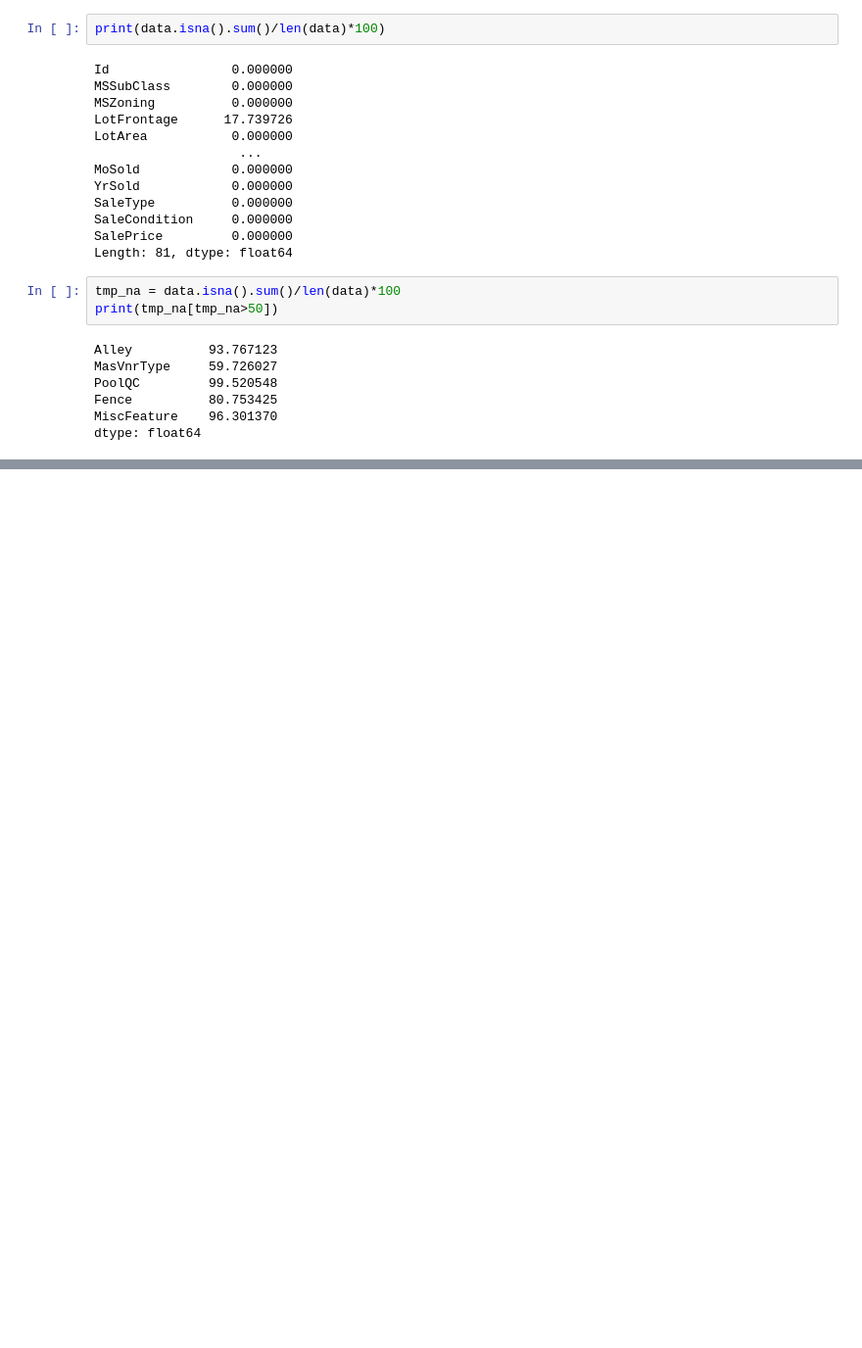
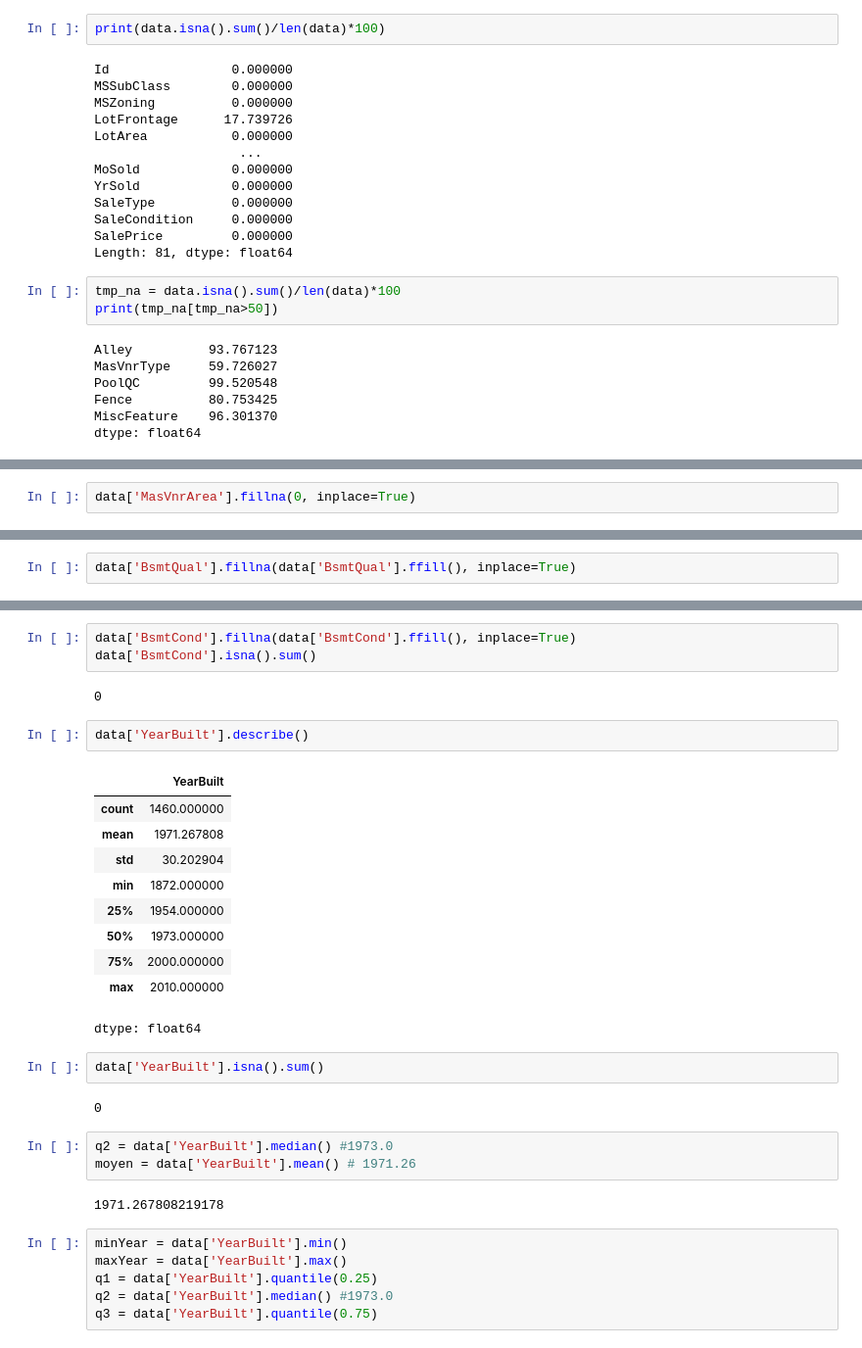
Before and after one commit to amiraydin/Paris8M2, a Jupyter notebook: HousePriceExo.ipynb, the cells around one changed output, grey strips where cells are left out. Shown at 98% size. Cells and saved outputs as stored; diff of their text form; blank space fills up the shorter version.

```diff
--- a/HousePriceExo.ipynb
+++ b/HousePriceExo.ipynb
@@ -110,0 +200,2 @@ dtype: float64
+# %%
+data['MasVnrArea'].fillna(0, inplace=True)
@@ -110,0 +228,2 @@ dtype: float64
+# %%
+data['BsmtQual'].fillna(data['BsmtQual'].ffill(), inplace=True)
@@ -110,0 +251,33 @@ dtype: float64
+# %%
+data['BsmtCond'].fillna(data['BsmtCond'].ffill(), inplace=True)
+data['BsmtCond'].isna().sum()
+# %% [output]
+0
+# %%
+data['YearBuilt'].describe()
+# %% [output]
+|  | YearBuilt |
+| count | 1460.000000 |
+| mean | 1971.267808 |
+| std | 30.202904 |
+| min | 1872.000000 |
+| 25% | 1954.000000 |
+| 50% | 1973.000000 |
+| 75% | 2000.000000 |
+| max | 2010.000000 |
+dtype: float64
+# %%
+data['YearBuilt'].isna().sum()
+# %% [output]
+0
+# %%
+q2 = data['YearBuilt'].median() #1973.0
+moyen = data['YearBuilt'].mean() # 1971.26
+# %% [output]
+1971.267808219178
+# %%
+minYear = data['YearBuilt'].min()
+maxYear = data['YearBuilt'].max()
+q1 = data['YearBuilt'].quantile(0.25)
+q2 = data['YearBuilt'].median() #1973.0
+q3 = data['YearBuilt'].quantile(0.75)
```
Also changed, not shown: parts of 23 cells of this notebook.
